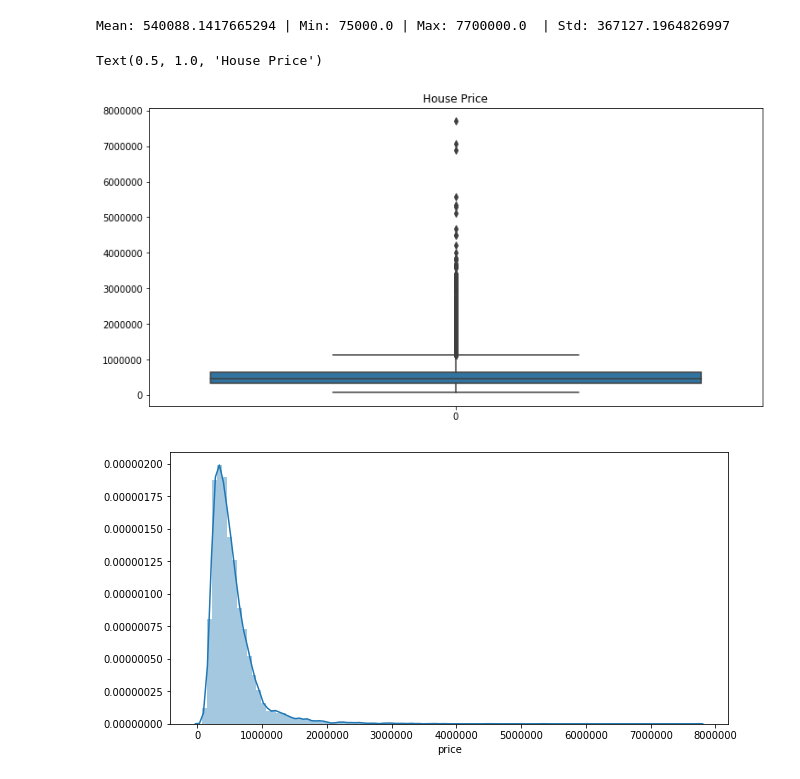
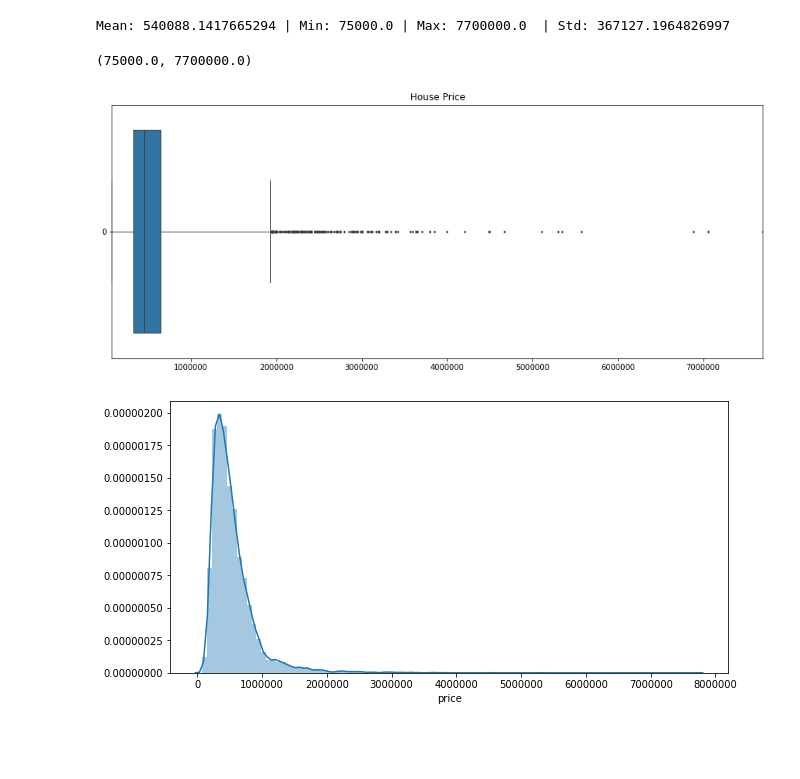
Before and after one commit to daianeklein/house-rocket-Insights-project, a Jupyter notebook: House-Rocket-Company.ipynb, the cells around one changed output. Saved outputs shown, nothing was run; the diff lists cells and outputs as text; code cells hidden in the pictures; blank space fills up the shorter version.

```diff
--- a/House-Rocket-Company.ipynb
+++ b/House-Rocket-Company.ipynb
@@ -170,12 +198,15 @@ Mean: 540088.1417665294 | Min: 75000.0 | Max: 7700000.0  | Std: 367127.196482699
 # %%
 ##### Boxplot
 
-ax = sns.boxplot(data = df['price'], orient = 'v', width = 0.8)
-ax.figure.set_size_inches(12,6)
+
+ax = sns.boxplot(data = df['price'], orient = 'h', width = 0.8, linewidth = 1, fliersize = 2,
+                whis = 4)
+ax.figure.set_size_inches(15,6)
 ax.set_title('House Price')
+ax.set_xlim(minprice, maxprice)
 # %% [output]
-Text(0.5, 1.0, 'House Price')
+(75000.0, 7700000.0)
-[figure, old version]
+[figure, new version]
 # %%
 ## Histogram
 
```
Also changed, not shown: parts of 8 cells of this notebook.
